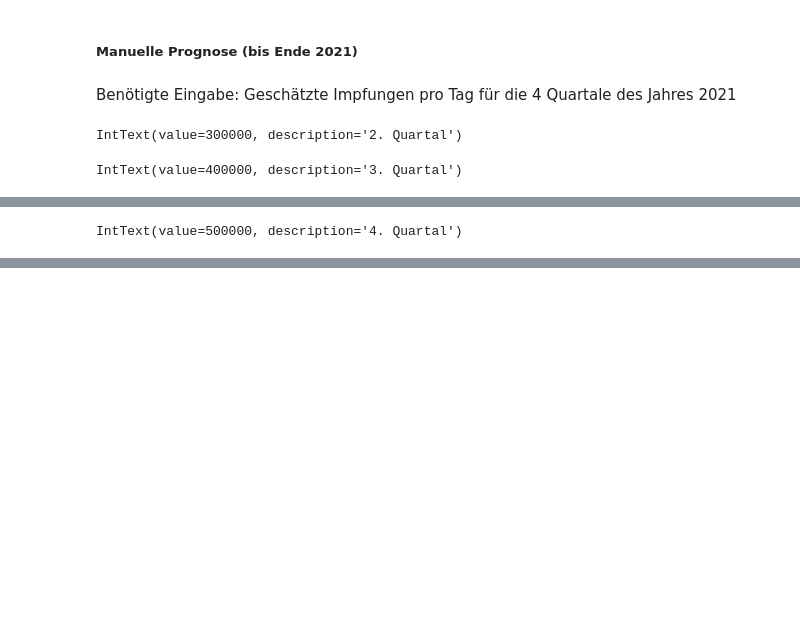
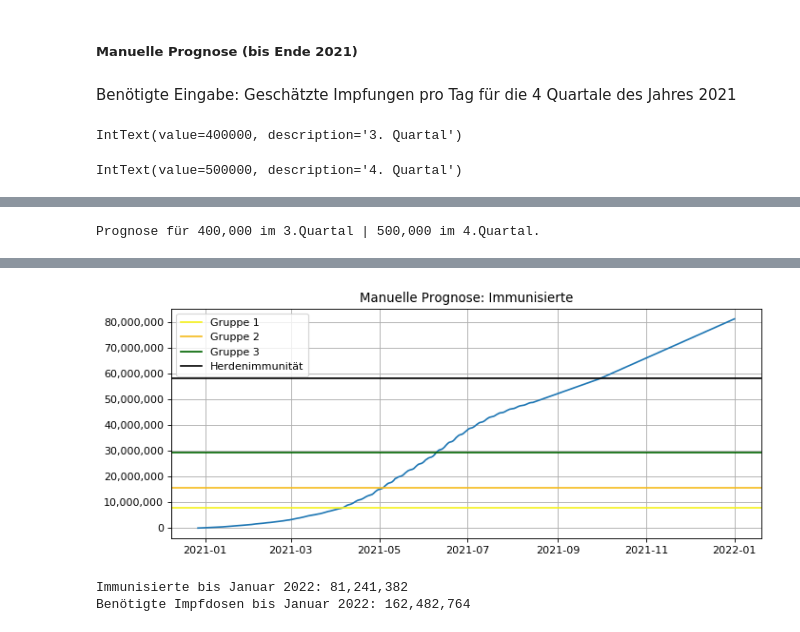
Before and after one commit to ffrue/Impfkampagne---Uebersicht-und-Prognosen, a Jupyter notebook: Impfungen Analyse.ipynb, the cells around one changed output, grey strips where cells are left out. Cells and saved outputs as stored; diff of their text form; code cells hidden in the pictures; blank space fills up the shorter version.

```diff
--- a/Impfungen Analyse.ipynb
+++ b/Impfungen Analyse.ipynb
@@ -258,34 +251,0 @@ reps= len(dates_future)
-# %%
-warnings.filterwarnings("ignore",category=mpl.cbook.mplDeprecation)
-
-rolling_mean = round(data["dosen_differenz_zum_vortag"].rolling(window=7).mean().iloc[-1],-2)
-
-print(" ")
-print("Durchschnittliche Tagesimpfungen der letzten 7 Tage: " + str(f"{int(rolling_mean):,d}"))
-
-prognose = list(data["personen_voll_kumulativ"])
-while len(prognose) < reps:
-    prognose.append(prognose[-1]+rolling_mean/2)
-
-print("")
-fig = plt.figure(figsize=(10, 4), dpi=80)
-plt.grid(True)
-plt.title("Moving Average Prognose: Immunisierte")
-ax1 = fig.add_subplot(111)
-lines = ax1.plot(dates_future, prognose)
-ax1.xaxis.set_major_formatter(mdates.DateFormatter('%Y-%m'))
-ax1.yaxis.set_major_formatter(mpl.ticker.StrMethodFormatter('{x:,.0f}'))
-if prognose[-1] > gruppe1 - 1000000:
-    plt.axhline(y=gruppe1, label="Gruppe 1", color="#f5f11d")
-if prognose[-1] > gruppe2 - 1000000:
-    plt.axhline(y=gruppe2, label="Gruppe 2", color="#f5bb1d")
-if prognose[-1] > gruppe3 - 1000000:
-    plt.axhline(y=gruppe3, label="Gruppe 3", color="DarkGreen")
-plt.legend()
-plt.show()
-print("")
-
-prognose_end = round(prognose[-1])
-print("Immunisierte bis August 2021: " + str(f"{prognose_end:,d}"))
-prognose_end = round(prognose[-1])
-print("Benötigte Impfdosen bis August 2021: " + str(f"{prognose_end*2:,d}"))
@@ -302,10 +257,10 @@ Benötigte Eingabe: Geschätzte Impfungen pro Tag für die 4 Quartale des Jahres
 dates_future = pd.date_range(start='2020-12-27', end='2022-1-1')
 reps= len(dates_future)
 
-input_Q2 = widgets.IntText(description="2. Quartal", value=300000)
+#input_Q2 = widgets.IntText(description="2. Quartal", value=300000)
 input_Q3 = widgets.IntText(description="3. Quartal", value=400000)
 input_Q4 = widgets.IntText(description="4. Quartal", value=500000)
-display(input_Q2)
+#display(input_Q2)
 display(input_Q3)
 display(input_Q4)
 
@@ -341,7 +296,6 @@ def klick(event):
     print("")
     print("")
     print("Prognose für "
-          + str(f"{input_Q2.value:,d}") + " im 2.Quartal | "
           + str(f"{input_Q3.value:,d}") + " im 3.Quartal | "
           + str(f"{input_Q4.value:,d}") + " im 4.Quartal.")
     print("")
@@ -371,5 +325,5 @@ button = widgets.Button(description="Simulieren")
 display(button)
 button.on_click(klick)
 # %% [output]
-IntText(value=300000, description='2. Quartal')
+IntText(value=400000, description='3. Quartal')
-IntText(value=400000, description='3. Quartal')
+IntText(value=500000, description='4. Quartal')
@@ -376 +331 @@ IntText(value=400000, description='3. Quartal')
-IntText(value=500000, description='4. Quartal')
+Prognose für 400,000 im 3.Quartal | 500,000 im 4.Quartal.
@@ -377,0 +332,3 @@ IntText(value=500000, description='4. Quartal')
+[figure, added]
+Immunisierte bis Januar 2022: 81,241,382
+Benötigte Impfdosen bis Januar 2022: 162,482,764
```
Also changed, not shown: parts of 6 cells of this notebook.
